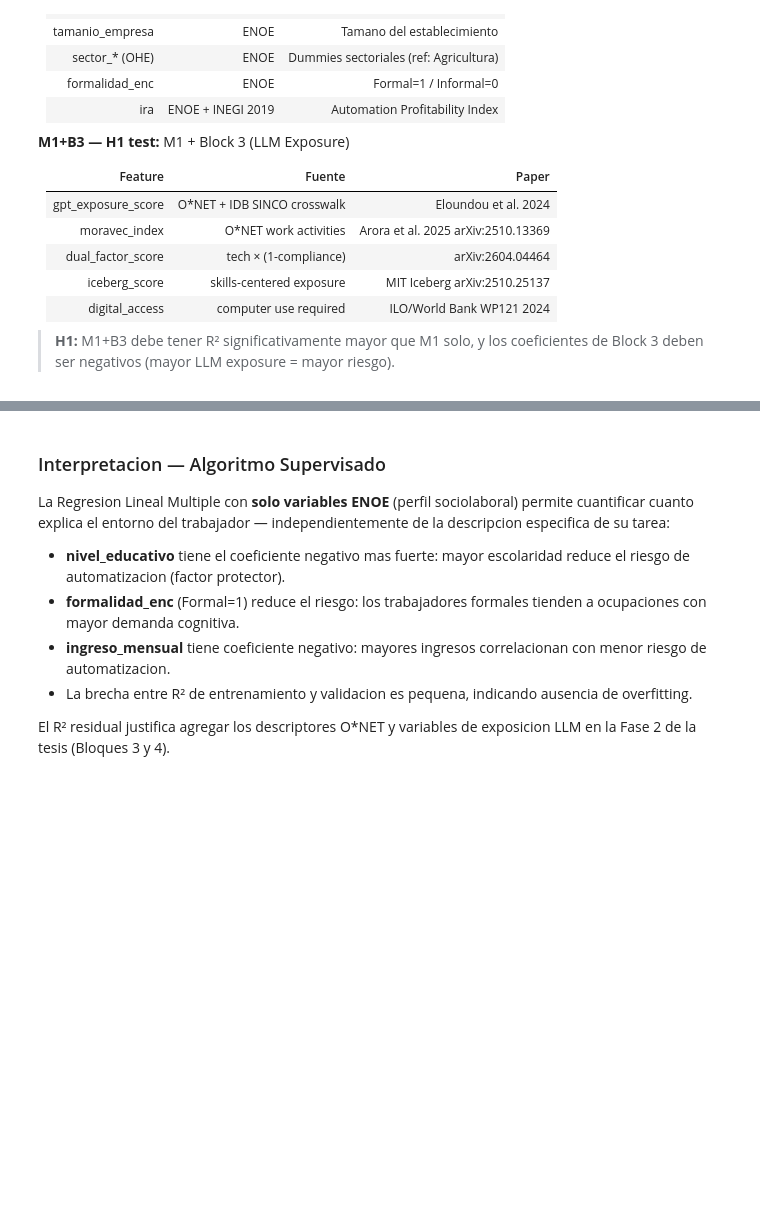
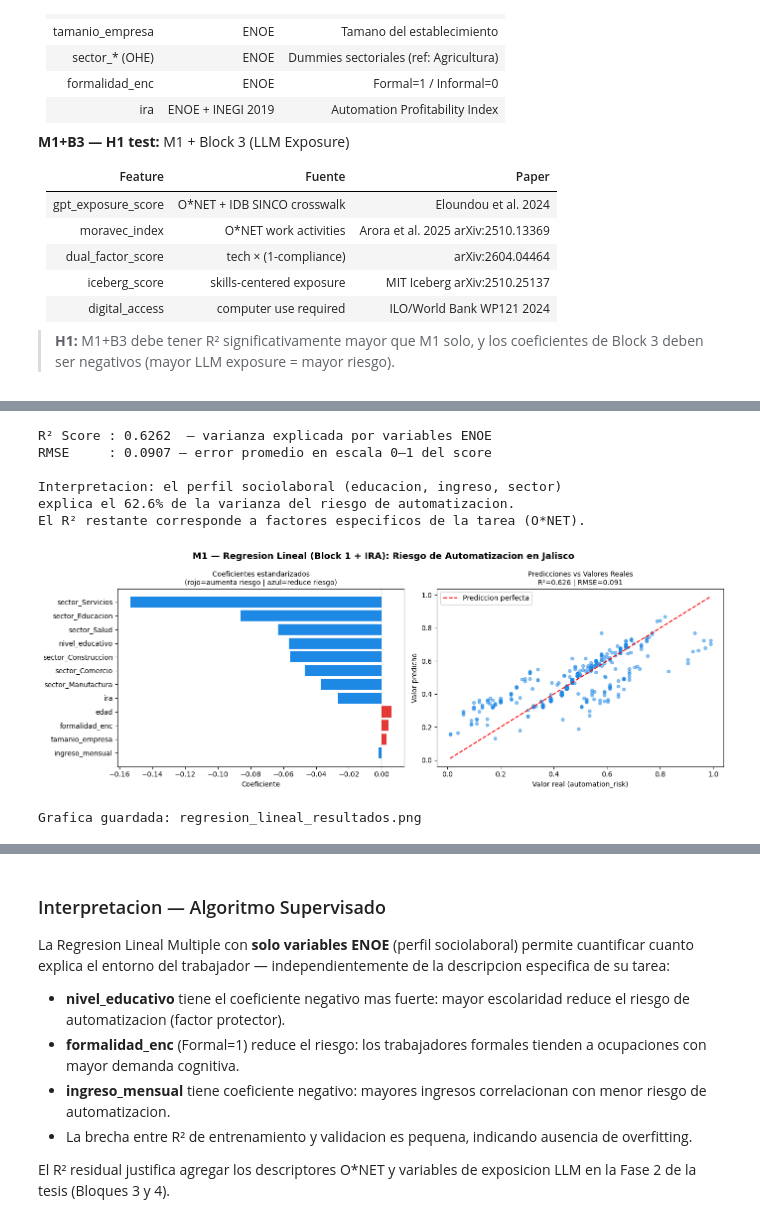
Before and after one commit to Carpuro/mcd_cucea, a Jupyter notebook: 2do-semestre/programacion-ii/proyectos/ProyectoFinal/07_ml_notebook.ipynb, the cells around one changed output, grey strips where cells are left out. Cells and saved outputs as stored; diff of their text form; code cells hidden in the pictures; blank space fills up the shorter version.

```diff
--- a/2do-semestre/programacion-ii/proyectos/ProyectoFinal/07_ml_notebook.ipynb
+++ b/2do-semestre/programacion-ii/proyectos/ProyectoFinal/07_ml_notebook.ipynb
@@ -187,34 +202,46 @@ print()
 print('Interpretacion: el perfil sociolaboral (educacion, ingreso, sector)')
 print(f'explica el {r2*100:.1f}% de la varianza del riesgo de automatizacion.')
 print('El R² restante corresponde a factores especificos de la tarea (O*NET).')
+r2_m1   = r2_score(y_test, y_pred)
+rmse_m1 = np.sqrt(mean_squared_error(y_test, y_pred))
+# %% [output]
+R² Score : 0.6262  — varianza explicada por variables ENOE
+RMSE     : 0.0907 — error promedio en escala 0–1 del score
+
+Interpretacion: el perfil sociolaboral (educacion, ingreso, sector)
+explica el 62.6% de la varianza del riesgo de automatizacion.
+El R² restante corresponde a factores especificos de la tarea (O*NET).
 # %%
 coef_df = pd.DataFrame({
-    'Variable': features,
+    'Variable': features_m1,
     'Coeficiente': modelo_lr.coef_
 }).sort_values('Coeficiente', key=abs, ascending=True)
 
 fig, axes = plt.subplots(1, 2, figsize=(14, 5))
 fig.suptitle('M1 — Regresion Lineal (Block 1 + IRA): Riesgo de Automatizacion en Jalisco',
              fontsize=13, fontweight='bold')
 
 colors = ['#E53935' if c > 0 else '#1E88E5' for c in coef_df['Coeficiente']]
 axes[0].barh(coef_df['Variable'], coef_df['Coeficiente'], color=colors)
 axes[0].axvline(0, color='black', linewidth=0.8, linestyle='--')
 axes[0].set_title('Coeficientes estandarizados\n(rojo=aumenta riesgo | azul=reduce riesgo)', fontsize=10)
 axes[0].set_xlabel('Coeficiente')
 
 axes[1].scatter(y_test, y_pred, alpha=0.5, color='#1E88E5', s=20)
 lims = [min(y_test.min(), y_pred.min()), max(y_test.max(), y_pred.max())]
 axes[1].plot(lims, lims, 'r--', linewidth=1.5, label='Prediccion perfecta')
 axes[1].set_xlabel('Valor real (automation_risk)')
 axes[1].set_ylabel('Valor predicho')
 axes[1].set_title(f'Predicciones vs Valores Reales\nR²={r2:.3f} | RMSE={rmse:.3f}', fontsize=10)
 axes[1].legend()
 
 plt.tight_layout()
 plt.savefig('regresion_lineal_resultados.png', dpi=150, bbox_inches='tight')
 plt.show()
 print('Grafica guardada: regresion_lineal_resultados.png')
+# %% [output]
+[figure, added]
+Grafica guardada: regresion_lineal_resultados.png
 # %%
 # Curva de aprendizaje — detectar overfitting/underfitting
 train_sizes, train_scores, test_scores = learning_curve(
```
Also changed, not shown: parts of 8 cells of this notebook, 4 other files.
